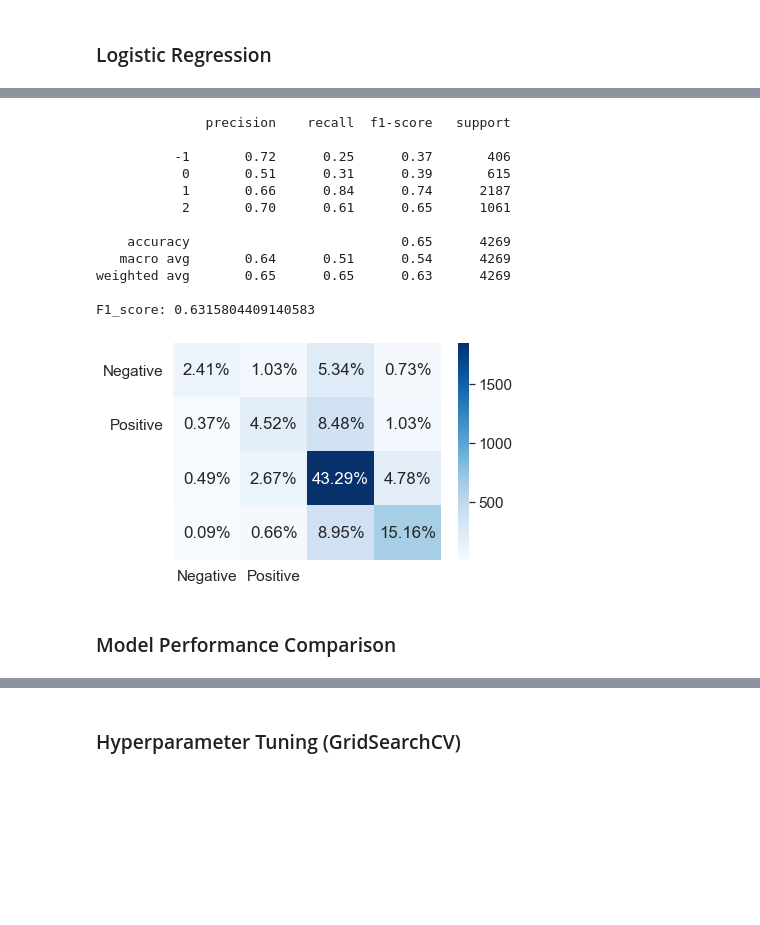
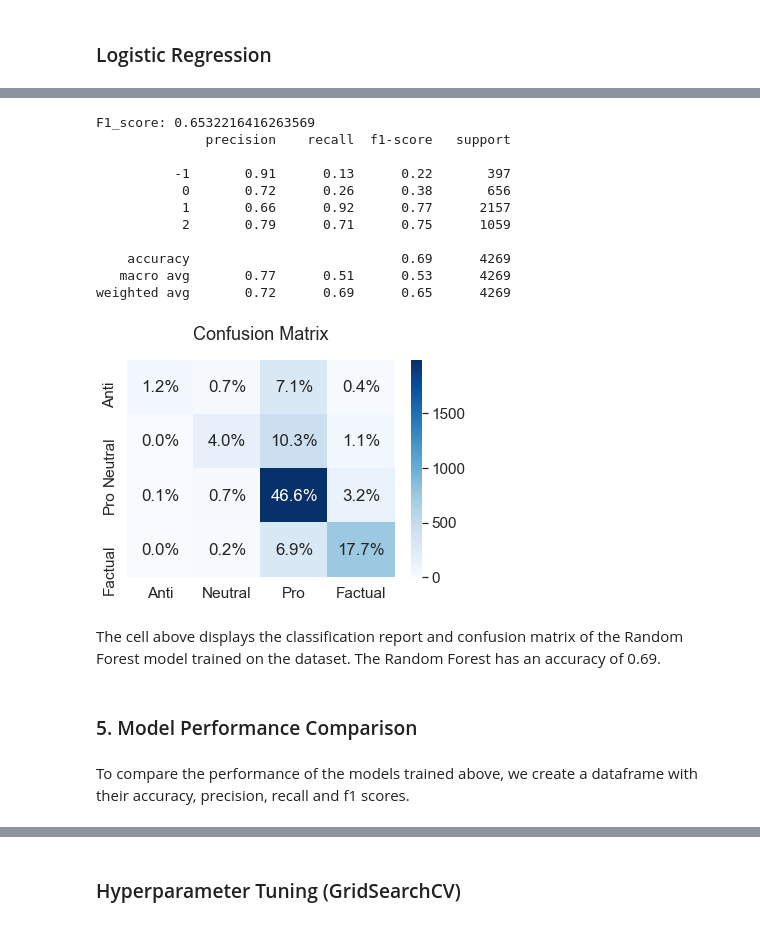
Before and after one commit to JessWN/2110ACDS_T13, a Jupyter notebook: 2110ACDS_T13.ipynb, the cells around one changed output, grey strips where cells are left out. Cells and saved outputs as stored; diff of their text form; code cells hidden in the pictures; blank space fills up the shorter version.

```diff
--- a/2110ACDS_T13.ipynb
+++ b/2110ACDS_T13.ipynb
@@ -1397,5 +1484,5 @@ def fit_eval_model(model,X_train, X_test):
 # %%
 #A00
 BNBModel = BernoulliNB()
-fit_eval_model(BNBModel, tfidf_train, tfidf_test)
+bnb_acc, bnb_prec, bnb_rec, bnb_f1 = fit_eval_model(BNBModel, tfidf_train, tfidf_test)
 # %% [output]
@@ -1417,4 +1500,0 @@ F1_score: 0.6282353735815577
-# %%
-BNB_comet = BernoulliNB()
-BNB_comet.fit(tfidf_train,y_train)
-y_pred = BNB_comet.predict(tfidf_test)
@@ -1425,5 +1500,0 @@ y_pred = BNB_comet.predict(tfidf_test)
-# %%
-#A00
-
-mb = MultinomialNB()
-fit_eval_model(mb, tfidf_train, tfidf_test)
@@ -1508,4 +1527,0 @@ print(f1)
-# %%
-#A00
-svc = SVC(kernel='rbf')
-fit_eval_model(svc, tfidf_train, tfidf_test)
@@ -1528,20 +1553,23 @@ F1_score: 0.6483354269565755
 # %%
 #A00
-forest = RandomForestClassifier(n_estimators=50, max_features='sqrt', max_depth=200, bootstrap=False, random_state=42)
-fit_eval_model(forest, tfidf_train, tfidf_test)
+forest = RandomForestClassifier(n_estimators=500, max_features='log2', max_depth=500, bootstrap=False)
+forest_acc, forest_prec, forest_rec, forest_f1 = fit_eval_model(forest, tfidf_train, tfidf_test)
 # %% [output]
+F1_score: 0.6532216416263569
               precision    recall  f1-score   support
 
-          -1       0.72      0.25      0.37       406
-           0       0.51      0.31      0.39       615
-           1       0.66      0.84      0.74      2187
-           2       0.70      0.61      0.65      1061
+          -1       0.91      0.13      0.22       397
+           0       0.72      0.26      0.38       656
+           1       0.66      0.92      0.77      2157
+           2       0.79      0.71      0.75      1059
 
-    accuracy                           0.65      4269
-   macro avg       0.64      0.51      0.54      4269
-weighted avg       0.65      0.65      0.63      4269
-
-F1_score: 0.6315804409140583
+    accuracy                           0.69      4269
+   macro avg       0.77      0.51      0.53      4269
+weighted avg       0.72      0.69      0.65      4269
-[figure, old version]
+[figure, new version]
+# %% [markdown]
+The cell above displays the classification report and confusion matrix of the Random Forest model trained on the dataset. The Random Forest has an accuracy of 0.69.
 # %% [markdown]
-### Model Performance Comparison
+### 5. Model Performance Comparison
+# %% [markdown]
+To compare the performance of the models trained above, we create a dataframe with their accuracy, precision, recall and f1 scores.
```
Also changed, not shown: parts of 98 cells of this notebook, 1 other file.
